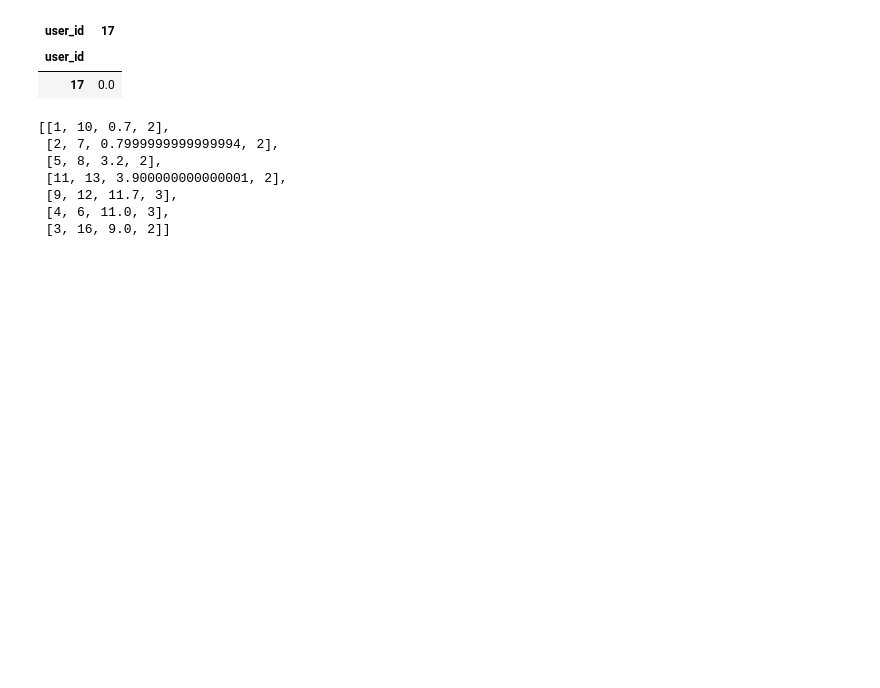
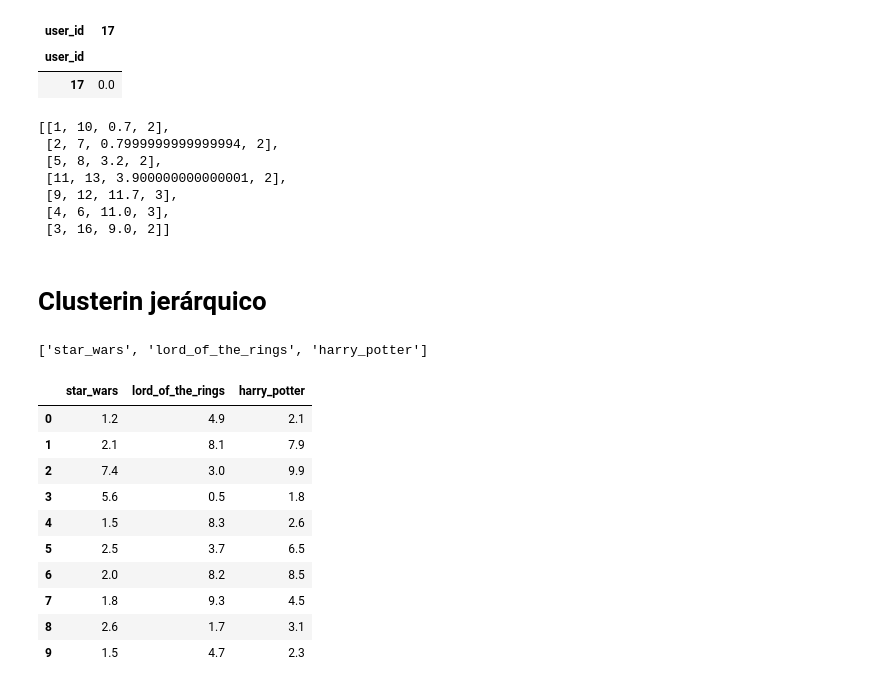
Before and after one commit to jorgealbertogomezgomez77/Work-with-Jupyter-Notebook, a Jupyter notebook: scripts/Tema 6/T6 - 1 - Distancias....ipynb, the cells around one changed output. Saved outputs shown, nothing was run; the diff lists cells and outputs as text; code cells hidden in the pictures; blank space fills up the shorter version.

```diff
--- a/scripts/Tema 6/T6 - 1 - Distancias....ipynb
+++ b/scripts/Tema 6/T6 - 1 - Distancias....ipynb
@@ -312,3 +312,5 @@ Z
  [9, 12, 11.7, 3],
  [4, 6, 11.0, 3],
  [3, 16, 9.0, 2]]
+# %% [markdown]
+# Clusterin jerárquico
@@ -314,0 +320,18 @@ Z
+# %%
+movies
+# %% [output]
+['star_wars', 'lord_of_the_rings', 'harry_potter']
+# %%
+data[movies]
+# %% [output]
+|  | star_wars | lord_of_the_rings | harry_potter |
+| 0 | 1.2 | 4.9 | 2.1 |
+| 1 | 2.1 | 8.1 | 7.9 |
+| 2 | 7.4 | 3.0 | 9.9 |
+| 3 | 5.6 | 0.5 | 1.8 |
+| 4 | 1.5 | 8.3 | 2.6 |
+| 5 | 2.5 | 3.7 | 6.5 |
+| 6 | 2.0 | 8.2 | 8.5 |
+| 7 | 1.8 | 9.3 | 4.5 |
+| 8 | 2.6 | 1.7 | 3.1 |
+| 9 | 1.5 | 4.7 | 2.3 |
```
Also changed, not shown: parts of 7 cells of this notebook.
